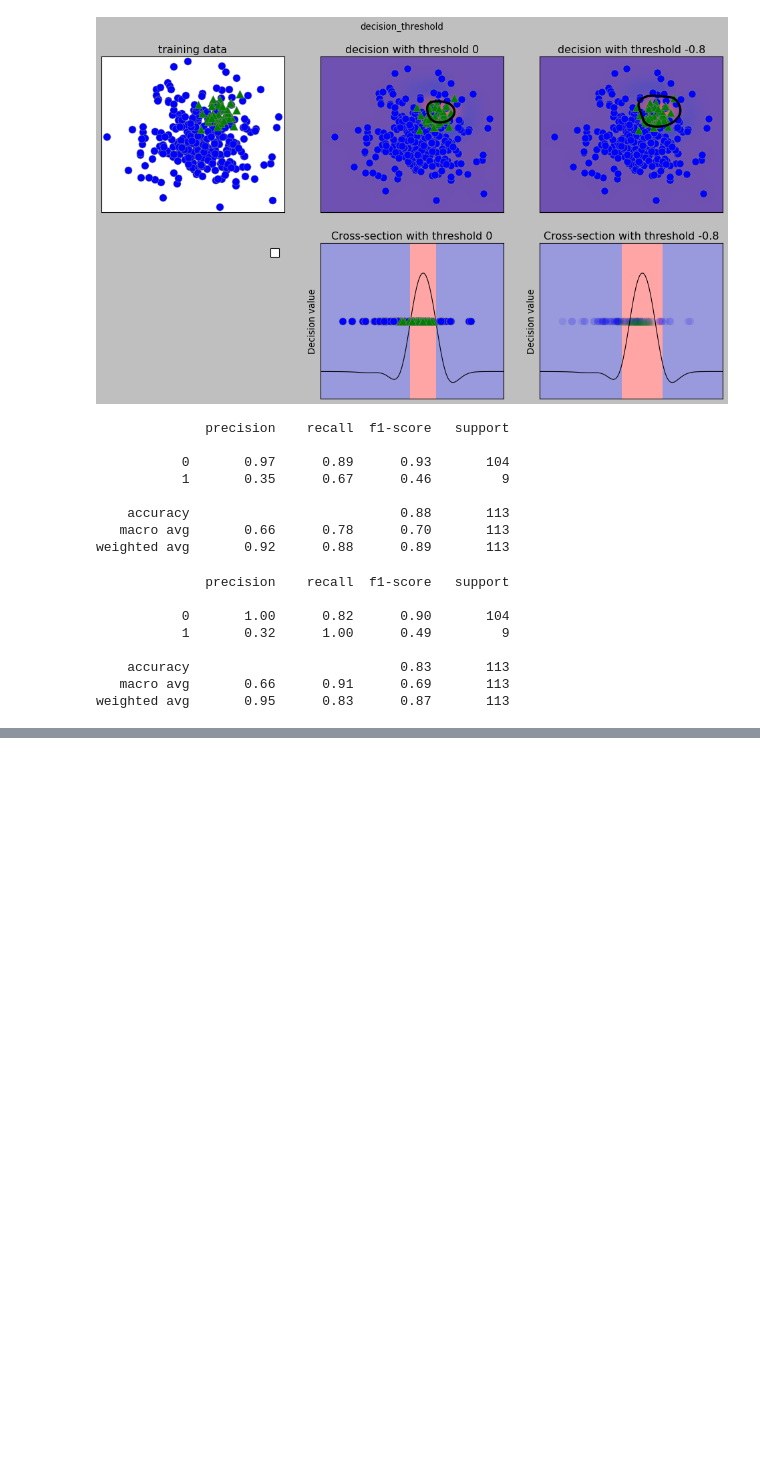
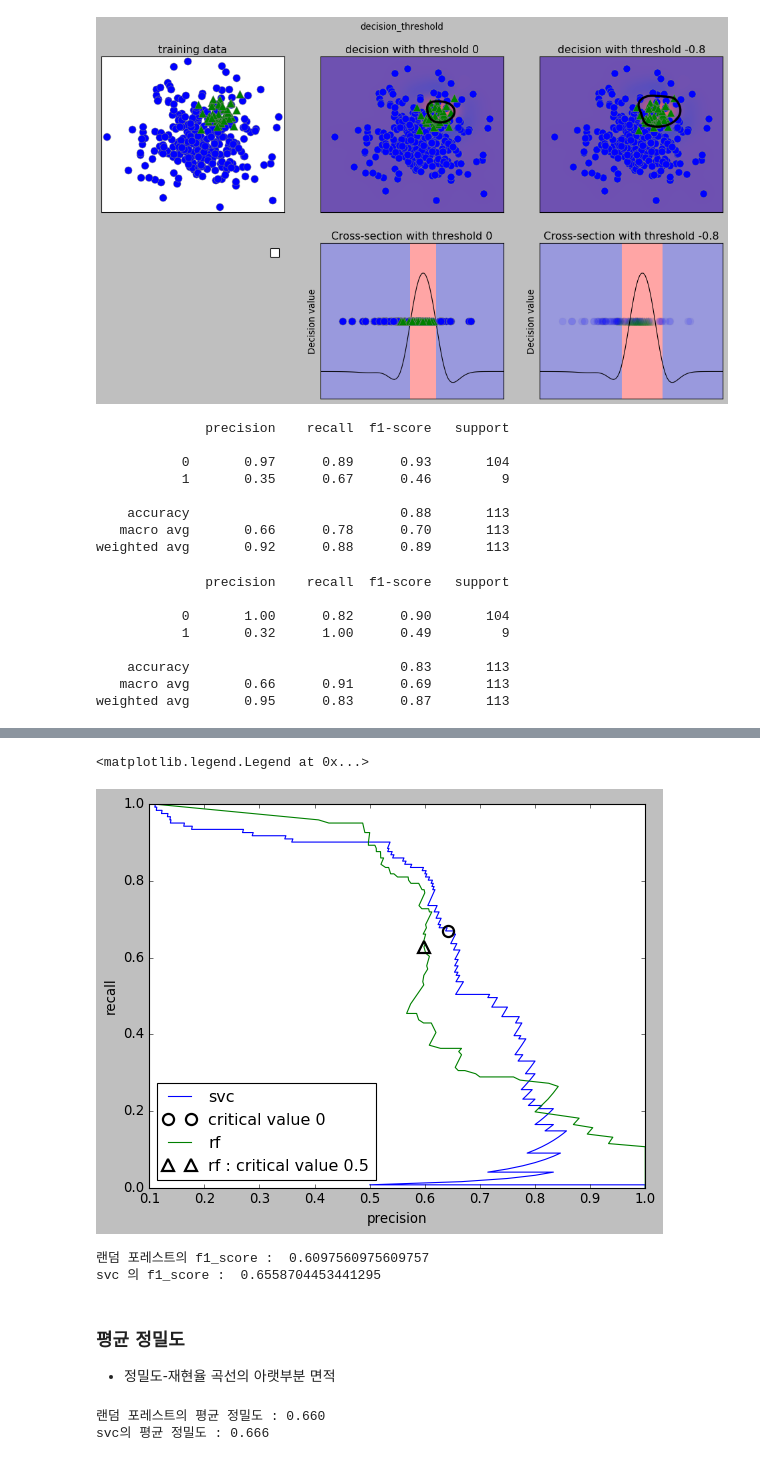
Before and after one commit to Hosung-Ahn/IntroducingML, a Jupyter notebook: Chapter5-model accuracy, model selection/평가 지표와 측정.ipynb, the cells around one changed output, grey strips where cells are left out. Drawn from its saved outputs; the diff is of its cells as text; code cells hidden in the pictures; blank space fills up the shorter version.

```diff
--- a/Chapter5-model accuracy, model selection/평가 지표와 측정.ipynb
+++ b/Chapter5-model accuracy, model selection/평가 지표와 측정.ipynb
@@ -216,0 +239,48 @@ weighted avg       0.95      0.83      0.87       113
+# %%
+# RandomForestClassifier 에서의 정밀도-재현율 곡선
+from xml.etree.ElementPath import prepare_predicate
+from sklearn.ensemble import RandomForestClassifier
+
+rf = RandomForestClassifier(n_estimators=100, random_state=0, max_features=2)
+rf.fit(X_train, y_train)
+
+#RandomForestClassifier 에서는 predict_decison 을 제공하지 않고 각각의 클래스의 확률 데이터를 제공한다.
+precision_rf, recall_rf, thresholds_rf = precision_recall_curve(y_test, rf.predict_proba(X_test)[:, 1])
+
+plt.plot(precision, recall, label="svc")
+plt.plot(precision[close_zero], recall[close_zero], 'o', markersize = 10, label = 'critical value 0',
+         fillstyle = "none", c = 'k', mew=2)
+
+plt.plot(precision_rf, recall_rf, label="rf")
+
+close_default_rf = np.argmin(np.abs(thresholds_rf-0.5))
+plt.plot(precision_rf[close_default_rf], recall_rf[close_default_rf], '^',
+         c='k', markersize=10, label='rf : critical value 0.5', fillstyle='none', mew=2)
+plt.xlabel("precision")
+plt.ylabel("recall")
+plt.legend(loc='best')
+
+# 극단점인 경우는 제외하고 svc의 성과가 더 좋은 것을 확인할 수 있다.
+# %% [output]
+<matplotlib.legend.Legend at 0x...>
+[figure, added]
+# %%
+# f1 score 의 결과
+print("랜덤 포레스트의 f1_score : ", f1_score(y_test, rf.predict(X_test)))
+print("svc 의 f1_score : ", f1_score(y_test, svc.predict(X_test)))
+# %% [output]
+랜덤 포레스트의 f1_score :  0.6097560975609757
+svc 의 f1_score :  0.6558704453441295
+# %% [markdown]
+### 평균 정밀도
+- 정밀도-재현율 곡선의 아랫부분 면적
+# %%
+from sklearn.metrics import average_precision_score
+ap_rf = average_precision_score(y_test, rf.predict_proba(X_test)[:,1])
+ap_svc = average_precision_score(y_test, svc.decision_function(X_test))
+
+print(f"랜덤 포레스트의 평균 정밀도 : {ap_rf:0.3f}")
+print(f"svc의 평균 정밀도 : {ap_svc:0.3f}")
+# %% [output]
+랜덤 포레스트의 평균 정밀도 : 0.660
+svc의 평균 정밀도 : 0.666
```
Also changed, not shown: parts of 3 cells of this notebook.
